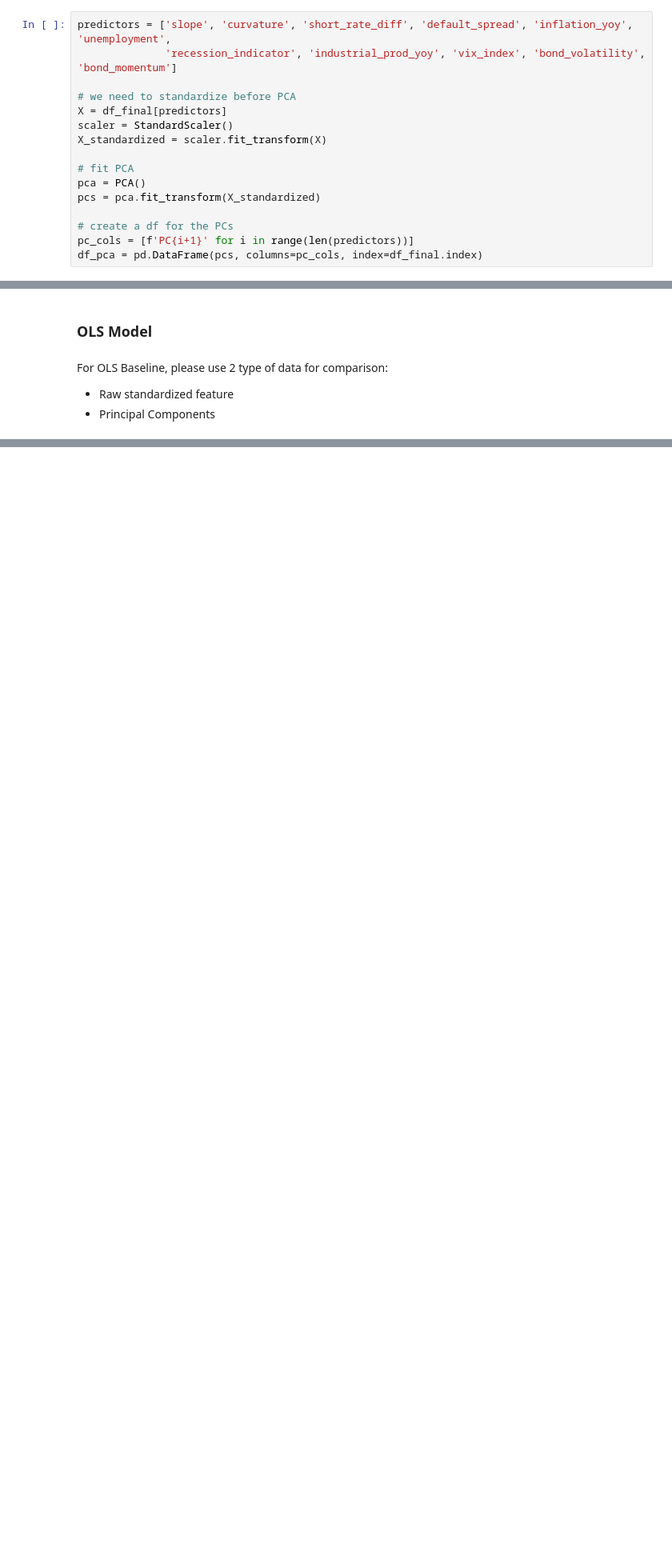
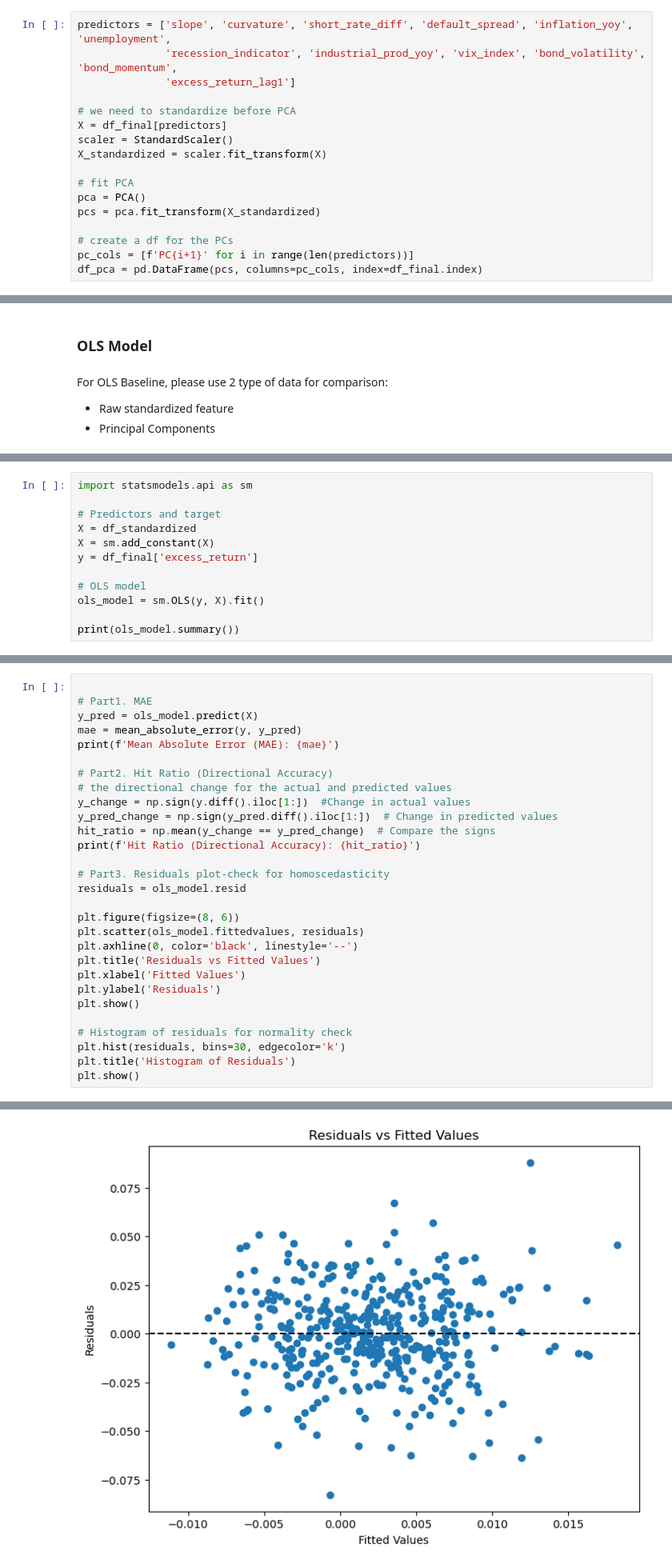
Before and after one commit to nurulputri/Big-Data_US-Treasury-Bonds-Return-Prediction, a Jupyter notebook: US Treasury Bond Return Prediction.ipynb, the cells around one changed output, grey strips where cells are left out. Shown at 80% size. Drawn from its saved outputs; the diff is of its cells as text; blank space fills up the shorter version.

```diff
--- a/US Treasury Bond Return Prediction.ipynb
+++ b/US Treasury Bond Return Prediction.ipynb
@@ -634,7 +756,8 @@ As shown in correlation analysis, we found siginificant multicollinearity betwee
 Here, we do PCA to transform the 11 predictors into new orthogonal (uncorrelated) principal components.
 # %%
 predictors = ['slope', 'curvature', 'short_rate_diff', 'default_spread', 'inflation_yoy', 'unemployment',
-              'recession_indicator', 'industrial_prod_yoy', 'vix_index', 'bond_volatility', 'bond_momentum']
+              'recession_indicator', 'industrial_prod_yoy', 'vix_index', 'bond_volatility', 'bond_momentum',
+              'excess_return_lag1']
 
 # we need to standardize before PCA
 X = df_final[predictors]
@@ -719,0 +945,12 @@ For OLS Baseline, please use 2 type of data for comparison:
+# %%
+import statsmodels.api as sm
+
+# Predictors and target
+X = df_standardized
+X = sm.add_constant(X)
+y = df_final['excess_return']
+
+# OLS model
+ols_model = sm.OLS(y, X).fit()
+
+print(ols_model.summary())
@@ -722,0 +977,30 @@ Compare to the historical mean benchmark
+# %%
+
+# Part1. MAE
+y_pred = ols_model.predict(X)
+mae = mean_absolute_error(y, y_pred)
+print(f'Mean Absolute Error (MAE): {mae}')
+
+# Part2. Hit Ratio (Directional Accuracy)
+# the directional change for the actual and predicted values
+y_change = np.sign(y.diff().iloc[1:])  #Change in actual values
+y_pred_change = np.sign(y_pred.diff().iloc[1:])  # Change in predicted values
+hit_ratio = np.mean(y_change == y_pred_change)  # Compare the signs
+print(f'Hit Ratio (Directional Accuracy): {hit_ratio}')
+
+# Part3. Residuals plot-check for homoscedasticity
+residuals = ols_model.resid
+
+plt.figure(figsize=(8, 6))
+plt.scatter(ols_model.fittedvalues, residuals)
+plt.axhline(0, color='black', linestyle='--')
+plt.title('Residuals vs Fitted Values')
+plt.xlabel('Fitted Values')
+plt.ylabel('Residuals')
+plt.show()
+
+# Histogram of residuals for normality check
+plt.hist(residuals, bins=30, edgecolor='k')
+plt.title('Histogram of Residuals')
+plt.show()
+# %% [output]
@@ -722,0 +1009 @@ Compare to the historical mean benchmark
+[figure, added]
```
Also changed, not shown: parts of 31 cells of this notebook.
